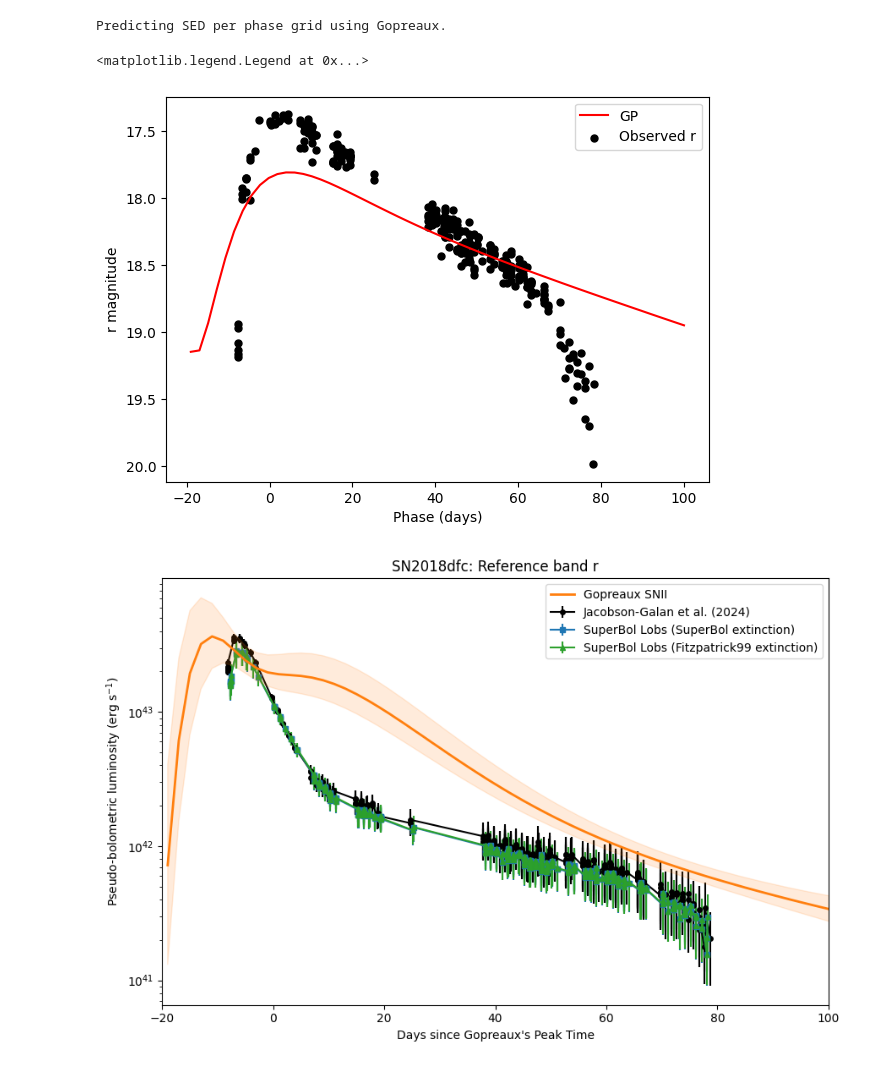
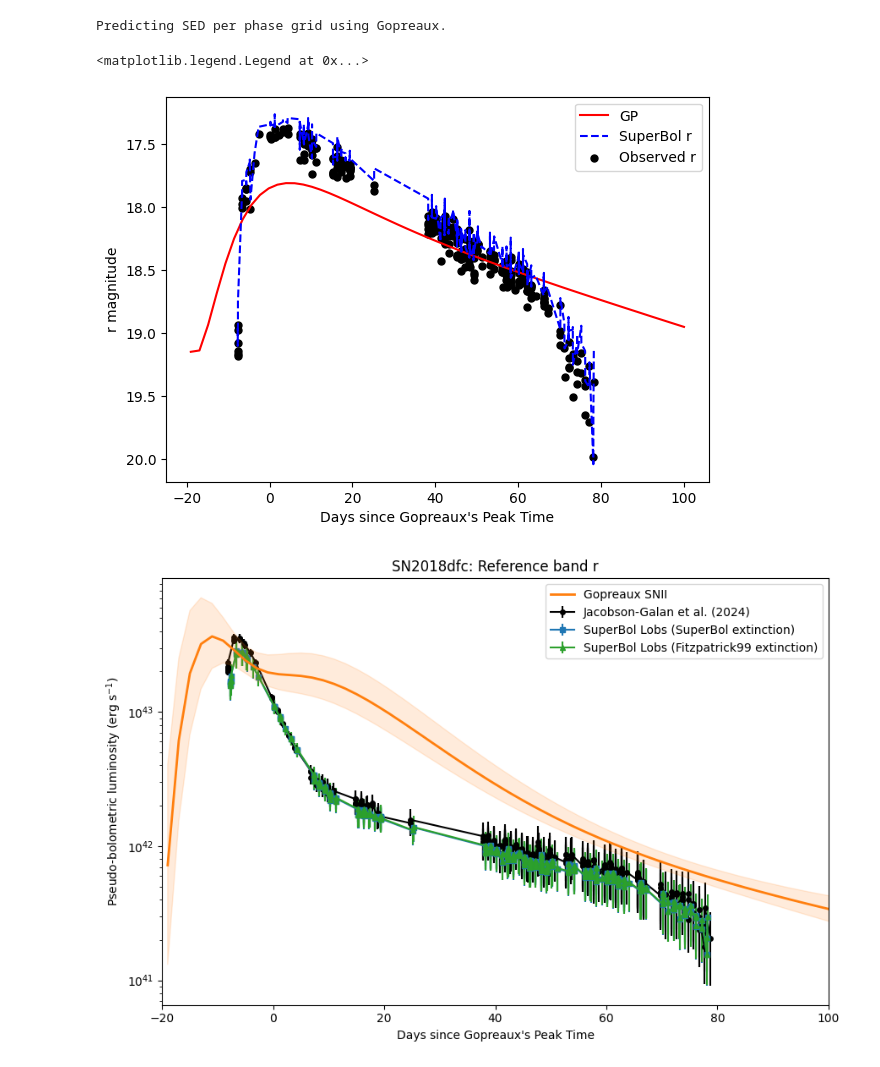
Before and after one commit to Somayeh91/data_driven_bolometric_lc, a Jupyter notebook: notebooks/JacobsonGalan_SuperBol_Gopreaux_comparison_V1.ipynb, the cells around one changed output. Saved outputs shown, nothing was run; the diff lists cells and outputs as text; code cells hidden in the pictures.

Commit message:
added superbol interpolation curve plot to comparison notebook V1.

```diff
--- a/notebooks/JacobsonGalan_SuperBol_Gopreaux_comparison_V1.ipynb
+++ b/notebooks/JacobsonGalan_SuperBol_Gopreaux_comparison_V1.ipynb
@@ -535,6 +535,12 @@ if Path(output_file).resolve() != expected_output.resolve() or not expected_outp
     raise RuntimeError(f"Run SuperBol for {SN_NAME} before loading Lobs: {expected_output}")
 if Path(output_file_f99).resolve() != expected_output_f99.resolve() or not expected_output_f99.is_file():
     raise RuntimeError(f"Run Fitzpatrick99 SuperBol for {SN_NAME} before loading Lobs: {expected_output_f99}")
+
+interpolated_file = old_output_dir / f"interpolated-lcs_{SN_NAME}_{superbol_order}.txt"
+interpolated_columns = ["phase"] + [column for band in superbol_order
+                                    for column in (band, f"{band}_error")]
+superbol_interpolated = pd.DataFrame(
+    np.atleast_2d(np.loadtxt(interpolated_file)), columns=interpolated_columns)
 
 values = np.atleast_2d(np.loadtxt(output_file))
 superbol_lc = pd.DataFrame(values, columns=["phase", "Lobs", "Lobs_error", "Lbb", "Lbb_error"])
@@ -652,37 +658,42 @@ bol_lc_all[SN_NAME]['L_bol_lower'] = L_bol_low
 bol_lc_all[SN_NAME]['phases'] = phases
 # %%
 # Check GP light curve prediction versus observations for one band
+fig, ax = plt.subplots(figsize=(7, 5))
+
 band = "r"
 
 phs, shifted_mag, sigma = gopreaux_model.predict_lightcurve(
     phase_min=-19,
     phase_max=100,
     wavelength=WLE[band],
     show=False,
 )
 
 mag_pred = gopreaux_sn.info["peak_mag"] - shifted_mag
 
 vdata = gopreaux_sn.cube[
     gopreaux_sn.cube["ShiftedFilter"] == band
 ]
 
-plt.figure(figsize=(7, 5))
-plt.plot(phs, mag_pred, "r-", label="GP")
-plt.scatter(
+ax.plot(phs, mag_pred, "r-", label="GP")
+superbol_band = filter_map.get(band, band)
+ax.plot(superbol_interpolated["phase"] + phase_zero_mjd - gopreaux_sn.info["peak_mjd"],
+         superbol_interpolated[superbol_band] + distance_modulus,
+         "b--", label=f"SuperBol {band}")
+ax.scatter(
     vdata["Phase"],
     vdata["Mag"],
     color="k",
     s=25,
     label=f"Observed {band}",
 )
-plt.gca().invert_yaxis()
-plt.xlabel("Phase (days)")
-plt.ylabel(f"{band} magnitude")
-plt.legend()
+ax.invert_yaxis()
+ax.set_xlabel("Days since Gopreaux's Peak Time")
+ax.set_ylabel(f"{band} magnitude")
+ax.legend()
 # %% [output]
 <matplotlib.legend.Legend at 0x...>
-[figure, old version]
+[figure, new version]
 # %%
 gopreaux_t_shift =  gopreaux_sn.info['peak_mjd'] - first_light_mjd
 # %%
```
Also changed, not shown: parts of 2 cells of this notebook.
